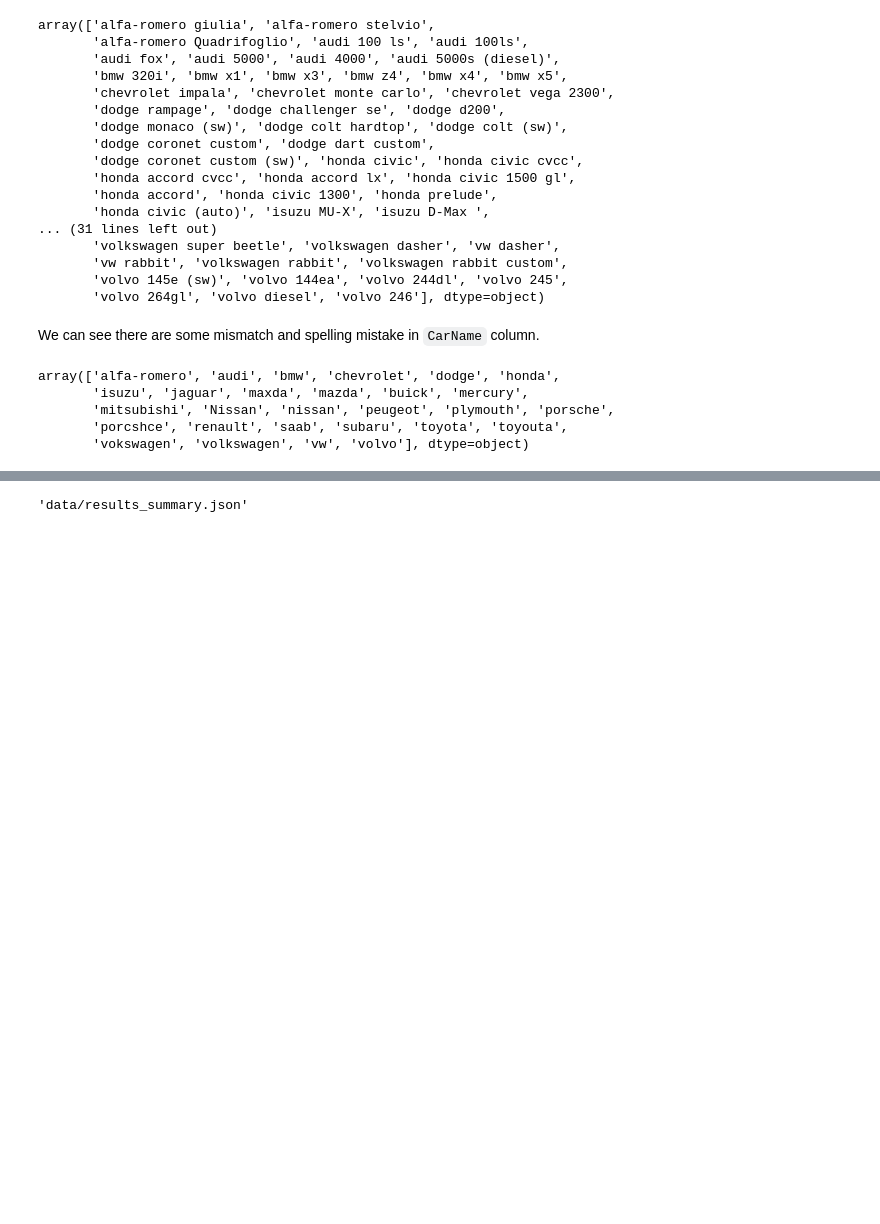
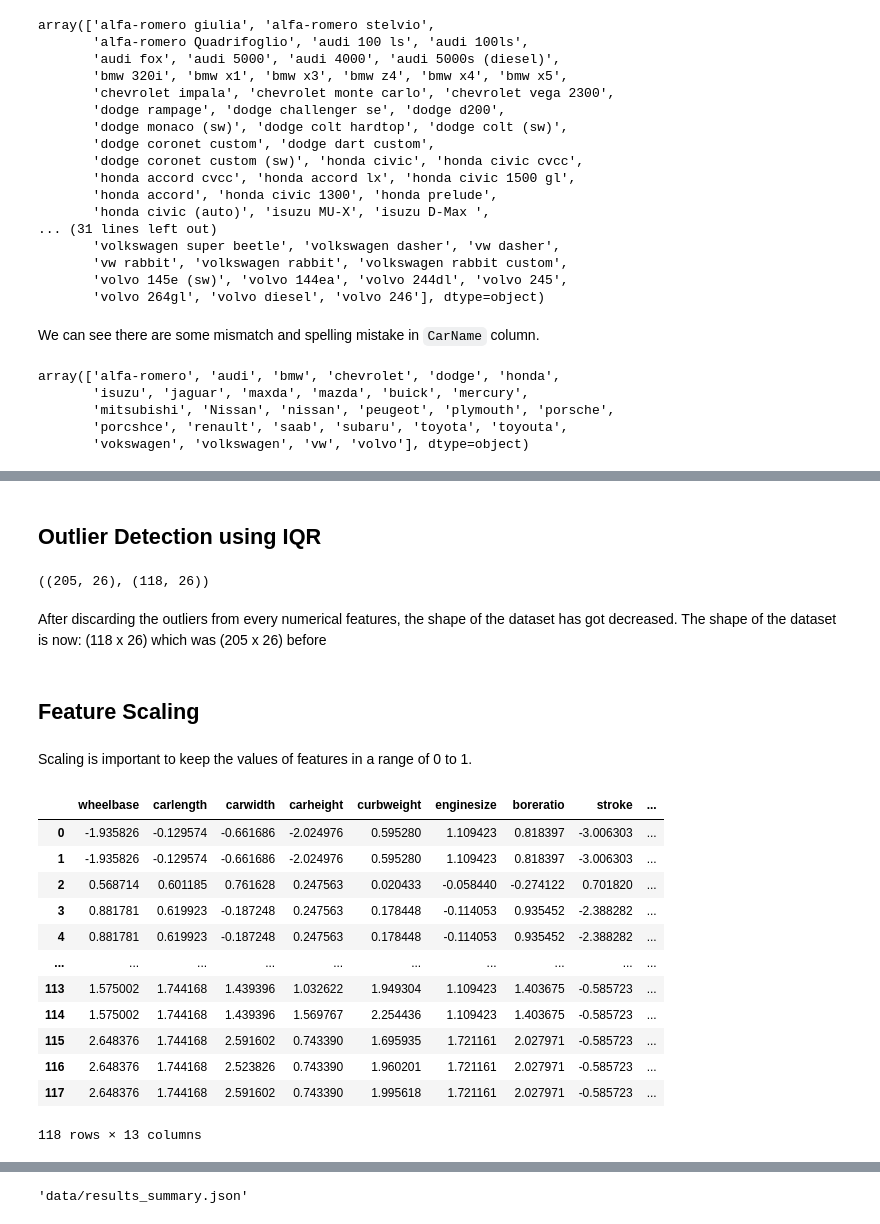
Before and after one commit to Tinonturja/Car_Pricing_DA, a Jupyter notebook: Car_Pricing_Prediction.ipynb, the cells around one changed output, grey strips where cells are left out. Drawn from its saved outputs; the diff is of its cells as text; code cells hidden in the pictures; blank space fills up the shorter version.

```diff
--- a/Car_Pricing_Prediction.ipynb
+++ b/Car_Pricing_Prediction.ipynb
@@ -183,0 +266,2 @@ dtype: object
+# %% [markdown]
+## Outlier Detection using IQR
@@ -183,0 +273,29 @@ dtype: object
+# %%
+data.shape,data_no_outliers.shape
+# %% [output]
+((205, 26), (118, 26))
+# %% [markdown]
+After discarding the outliers from every numerical features, the shape of the dataset has got decreased. The shape of the dataset is now: (118 x 26) which was (205 x 26) before
+# %% [markdown]
+## Feature Scaling
+# %% [markdown]
+Scaling is important to keep the values of features in a range of 0 to 1.
+# %%
+scaler = StandardScaler()
+scaled_features = scaler.fit_transform(data_no_outliers[numerical_features_list])
+scaled_data = pd.DataFrame(scaled_features,columns=numerical_features_list)
+scaled_data
+# %% [output]
+|  | wheelbase | carlength | carwidth | carheight | curbweight | enginesize | boreratio | stroke | ... |
+| 0 | -1.935826 | -0.129574 | -0.661686 | -2.024976 | 0.595280 | 1.109423 | 0.818397 | -3.006303 | ... |
+| 1 | -1.935826 | -0.129574 | -0.661686 | -2.024976 | 0.595280 | 1.109423 | 0.818397 | -3.006303 | ... |
+| 2 | 0.568714 | 0.601185 | 0.761628 | 0.247563 | 0.020433 | -0.058440 | -0.274122 | 0.701820 | ... |
+| 3 | 0.881781 | 0.619923 | -0.187248 | 0.247563 | 0.178448 | -0.114053 | 0.935452 | -2.388282 | ... |
+| 4 | 0.881781 | 0.619923 | -0.187248 | 0.247563 | 0.178448 | -0.114053 | 0.935452 | -2.388282 | ... |
+| ... | ... | ... | ... | ... | ... | ... | ... | ... | ... |
+| 113 | 1.575002 | 1.744168 | 1.439396 | 1.032622 | 1.949304 | 1.109423 | 1.403675 | -0.585723 | ... |
+| 114 | 1.575002 | 1.744168 | 1.439396 | 1.569767 | 2.254436 | 1.109423 | 1.403675 | -0.585723 | ... |
+| 115 | 2.648376 | 1.744168 | 2.591602 | 0.743390 | 1.695935 | 1.721161 | 2.027971 | -0.585723 | ... |
+| 116 | 2.648376 | 1.744168 | 2.523826 | 0.743390 | 1.960201 | 1.721161 | 2.027971 | -0.585723 | ... |
+| 117 | 2.648376 | 1.744168 | 2.591602 | 0.743390 | 1.995618 | 1.721161 | 2.027971 | -0.585723 | ... |
+118 rows × 13 columns
```
Also changed, not shown: parts of 20 cells of this notebook, 1 other file.
